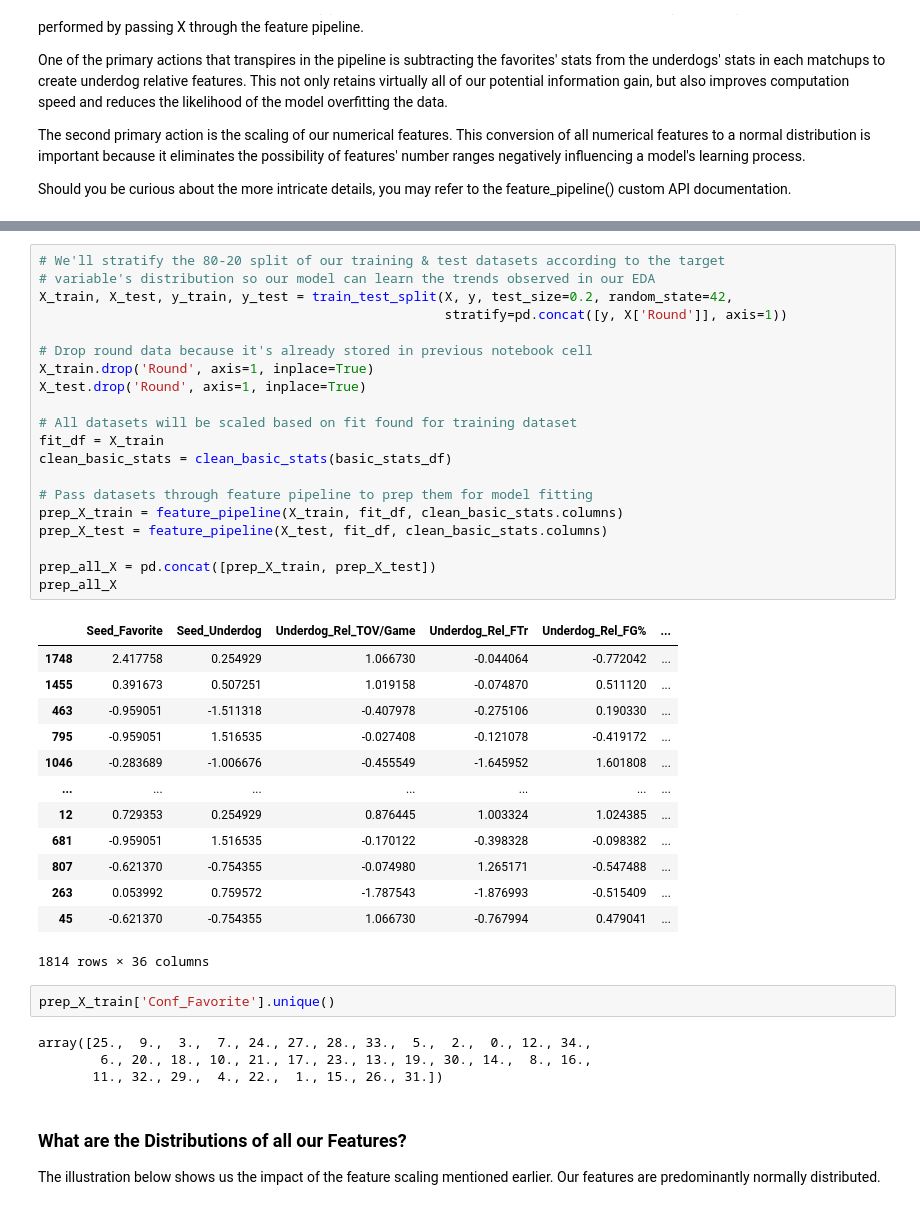
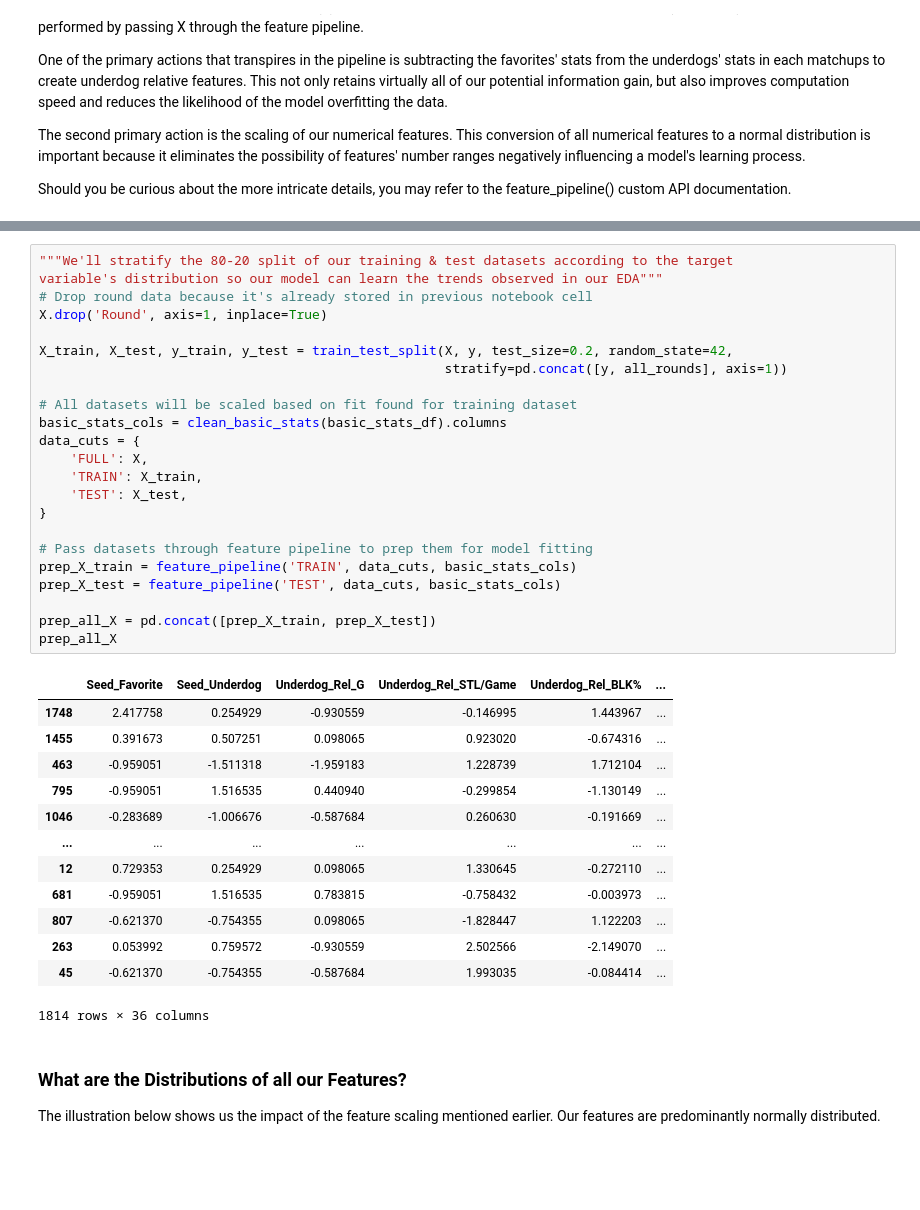
Before and after one commit to matthew-agard/March-Madness-Predictions, a Jupyter notebook: 2022/2022_March_Madness_Predictions.ipynb, the cells around one changed output, grey strips where cells are left out. Cells and saved outputs as stored; diff of their text form; blank space fills up the shorter version.

```diff
--- a/2022/2022_March_Madness_Predictions.ipynb
+++ b/2022/2022_March_Madness_Predictions.ipynb
@@ -444,44 +444,41 @@ Name: Underdog_Upset, Length: 1814, dtype: int64
 (None, None)
 # %%
-# We'll stratify the 80-20 split of our training & test datasets according to the target
-# variable's distribution so our model can learn the trends observed in our EDA
+"""We'll stratify the 80-20 split of our training & test datasets according to the target
+variable's distribution so our model can learn the trends observed in our EDA"""
+# Drop round data because it's already stored in previous notebook cell
+X.drop('Round', axis=1, inplace=True)
+
 X_train, X_test, y_train, y_test = train_test_split(X, y, test_size=0.2, random_state=42,
-                                                    stratify=pd.concat([y, X['Round']], axis=1))
-
-# Drop round data because it's already stored in previous notebook cell
-X_train.drop('Round', axis=1, inplace=True)
-X_test.drop('Round', axis=1, inplace=True)
+                                                    stratify=pd.concat([y, all_rounds], axis=1))
 
 # All datasets will be scaled based on fit found for training dataset
-fit_df = X_train
-clean_basic_stats = clean_basic_stats(basic_stats_df)
+basic_stats_cols = clean_basic_stats(basic_stats_df).columns
+data_cuts = {
+    'FULL': X,
+    'TRAIN': X_train,
+    'TEST': X_test,
+}
 
 # Pass datasets through feature pipeline to prep them for model fitting
-prep_X_train = feature_pipeline(X_train, fit_df, clean_basic_stats.columns)
-prep_X_test = feature_pipeline(X_test, fit_df, clean_basic_stats.columns)
+prep_X_train = feature_pipeline('TRAIN', data_cuts, basic_stats_cols)
+prep_X_test = feature_pipeline('TEST', data_cuts, basic_stats_cols)
 
 prep_all_X = pd.concat([prep_X_train, prep_X_test])
 prep_all_X
 # %% [output]
-|  | Seed_Favorite | Seed_Underdog | Underdog_Rel_TOV/Game | Underdog_Rel_FTr | Underdog_Rel_FG% | ... |
-| 1748 | 2.417758 | 0.254929 | 1.066730 | -0.044064 | -0.772042 | ... |
-| 1455 | 0.391673 | 0.507251 | 1.019158 | -0.074870 | 0.511120 | ... |
-| 463 | -0.959051 | -1.511318 | -0.407978 | -0.275106 | 0.190330 | ... |
-| 795 | -0.959051 | 1.516535 | -0.027408 | -0.121078 | -0.419172 | ... |
-| 1046 | -0.283689 | -1.006676 | -0.455549 | -1.645952 | 1.601808 | ... |
+|  | Seed_Favorite | Seed_Underdog | Underdog_Rel_G | Underdog_Rel_STL/Game | Underdog_Rel_BLK% | ... |
+| 1748 | 2.417758 | 0.254929 | -0.930559 | -0.146995 | 1.443967 | ... |
+| 1455 | 0.391673 | 0.507251 | 0.098065 | 0.923020 | -0.674316 | ... |
+| 463 | -0.959051 | -1.511318 | -1.959183 | 1.228739 | 1.712104 | ... |
+| 795 | -0.959051 | 1.516535 | 0.440940 | -0.299854 | -1.130149 | ... |
+| 1046 | -0.283689 | -1.006676 | -0.587684 | 0.260630 | -0.191669 | ... |
 | ... | ... | ... | ... | ... | ... | ... |
-| 12 | 0.729353 | 0.254929 | 0.876445 | 1.003324 | 1.024385 | ... |
-| 681 | -0.959051 | 1.516535 | -0.170122 | -0.398328 | -0.098382 | ... |
-| 807 | -0.621370 | -0.754355 | -0.074980 | 1.265171 | -0.547488 | ... |
-| 263 | 0.053992 | 0.759572 | -1.787543 | -1.876993 | -0.515409 | ... |
-| 45 | -0.621370 | -0.754355 | 1.066730 | -0.767994 | 0.479041 | ... |
+| 12 | 0.729353 | 0.254929 | 0.098065 | 1.330645 | -0.272110 | ... |
+| 681 | -0.959051 | 1.516535 | 0.783815 | -0.758432 | -0.003973 | ... |
+| 807 | -0.621370 | -0.754355 | 0.098065 | -1.828447 | 1.122203 | ... |
+| 263 | 0.053992 | 0.759572 | -0.930559 | 2.502566 | -2.149070 | ... |
+| 45 | -0.621370 | -0.754355 | -0.587684 | 1.993035 | -0.084414 | ... |
 1814 rows × 36 columns
-# %%
-prep_X_train['Conf_Favorite'].unique()
-# %% [output]
-array([25.,  9.,  3.,  7., 24., 27., 28., 33.,  5.,  2.,  0., 12., 34.,
-        6., 20., 18., 10., 21., 17., 23., 13., 19., 30., 14.,  8., 16.,
-       11., 32., 29.,  4., 22.,  1., 15., 26., 31.])
 # %% [markdown]
 ### What are the Distributions of all our Features?
 
```
Also changed, not shown: parts of 14 cells of this notebook.
